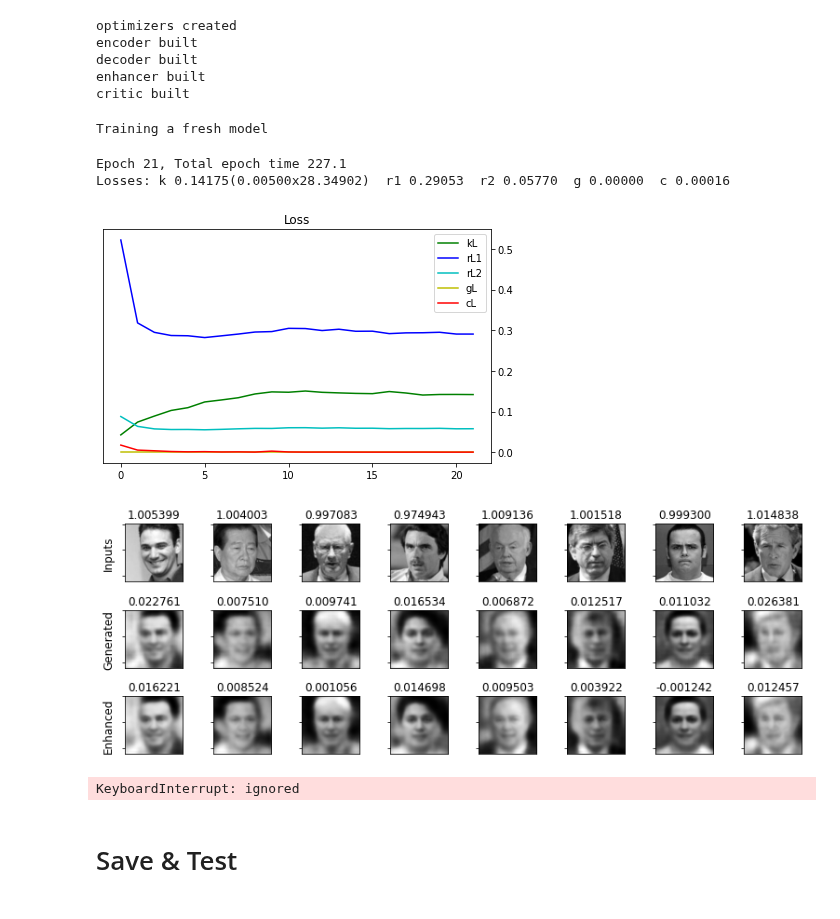
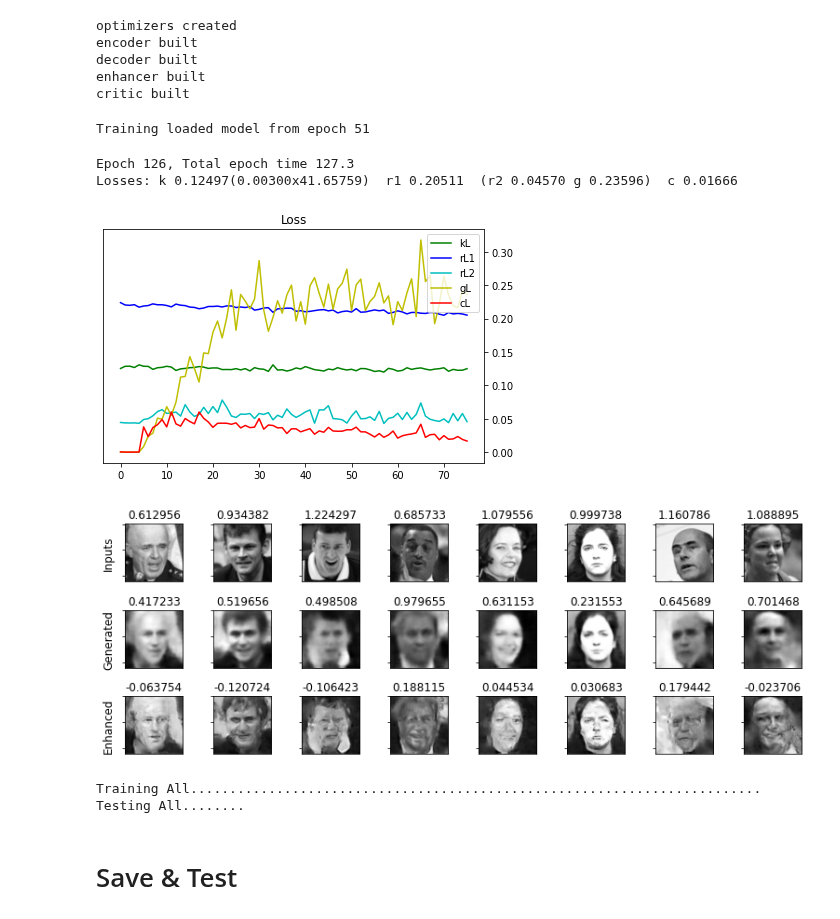
Before and after one commit to willtc111/StoicNet, a Jupyter notebook: Trainer.ipynb, the cells around one changed output. Cells and saved outputs as stored; diff of their text form; code cells hidden in the pictures.

```diff
--- a/Trainer.ipynb
+++ b/Trainer.ipynb
@@ -144,8 +144,8 @@ parsed_CK_train = raw_CK_train.map(parserCK)
 #parsed_CK_val = raw_val.map(parserCK)
 parsed_CK_test = raw_CK_test.map(parserCK)
 
-parsed_train = parsed_LFW_train.concatenate(parsed_CK_train.shard(4,0)).shuffle(BUFFER_SIZE).batch(BATCH_SIZE)
-parsed_test  = parsed_LFW_test.concatenate(  parsed_CK_test.shard(4,0)).shuffle(BUFFER_SIZE).batch(BATCH_SIZE)
+parsed_train = parsed_LFW_train.concatenate(parsed_CK_train.shard(3,0)).shuffle(BUFFER_SIZE).batch(BATCH_SIZE)
+parsed_test  = parsed_LFW_test.concatenate(  parsed_CK_test.shard(3,0)).shuffle(BUFFER_SIZE).batch(BATCH_SIZE)
 
 parsed_novel = raw_novel.map(parserCK)
 # %% [markdown]
@@ -280,7 +280,7 @@ class Enhancer(tf.keras.Model):
             tf.keras.layers.Conv2DTranspose(
                 filters=num_filters, kernel_size=3, strides=(1,1), padding="SAME", use_bias=False, kernel_initializer=init),
             tf.keras.layers.BatchNormalization(),
-            tf.keras.layers.ReLU(),
+            tf.keras.layers.PReLU(),
 
             tf.keras.layers.Conv2DTranspose(
                 filters=num_filters, kernel_size=3, strides=(1, 1), padding="SAME", use_bias=False, kernel_initializer=init),
@@ -291,12 +291,12 @@ class Enhancer(tf.keras.Model):
 
         self.enhance2 = tf.keras.models.Sequential(layers=[
             tf.keras.layers.InputLayer(input_shape=(IMG_HEIGHT, IMG_WIDTH, num_filters)),
-            tf.keras.layers.ReLU(),
+            tf.keras.layers.PReLU(),
 
             tf.keras.layers.Conv2DTranspose(
                 filters=num_filters, kernel_size=3, strides=(1,1), padding="SAME", use_bias=False, kernel_initializer=init),
             tf.keras.layers.BatchNormalization(),
-            tf.keras.layers.ReLU(),
+            tf.keras.layers.PReLU(),
 
             tf.keras.layers.Conv2DTranspose(
                 filters=num_filters, kernel_size=3, strides=(1, 1), padding="SAME", use_bias=False, kernel_initializer=init),
@@ -645,29 +645,30 @@ decoder built
 enhancer built
 critic built
 # %%
-FRESH = True
+FRESH = False
 if not FRESH:
-    load_StoicNet("TEMP_SAVE")
-    startEpoch = 20
+    load_StoicNet("TEMP_SAVE_50")
+    startEpoch = 51
     print("Training loaded model from epoch {}".format(startEpoch))
 else:
     print("Training a fresh model")
     startEpoch = 0
 # %% [output]
-Training a fresh model
+Training loaded model from epoch 51
 # %%
 # Wkl (aka beta) weighs KL Divergence loss, limiting encoding capacity
-Wkl = tf.convert_to_tensor(0.005, dtype=tf.float32)
-max_Wkl = 0.005
+Wkl = tf.convert_to_tensor(0.003, dtype=tf.float32)
+max_Wkl = 0.003
 Wkl_ramp_start = -1   # Ramps up
 Wkl_ramp_end = 10
 # Tried:
-# 0.001 (too low with Wrl=5, Wgl=1)
-# 0.01 ( better  with Wrl=5, Wgl=0.5)
-# 0.05 (too high with Wrl=5, Wgl=0.25)
-# 0.03 (too high with Wrl=5, Wgl=0.25)
-# 0.02 (too high with Wrl=5, Wgl=0 -> .75)(enhancing)
-# 0.005 (too high with Wrl=5, Wgl=0 -> .75)(enhancing)
+# 0.001 (too low     with Wrl=5, Wgl=1)
+# 0.01  (better      with Wrl=5, Wgl=0.5)
+# 0.05  (too high    with Wrl=5, Wgl=0.25)
+# 0.03  (too high    with Wrl=5, Wgl=0.25)
+# 0.02  (too high    with Wrl=5, Wgl=0 -> .75)(enhancing)
+# 0.005 (little high with Wrl=5, Wgl=0 -> .75)(enhancing)
+# 0.003 (not too shabby with ' ,   '         )(enhancing)
 
 
 # Wrl weighs reconstruction loss 1
@@ -677,10 +678,10 @@ Wrl_ramp_start = 1   # Ramps up
 Wrl_ramp_end = 15
 
 # Wgl weighs gan loss vs reconstruction loss 2 for generator
-Wgl = tf.convert_to_tensor(1.0, dtype=tf.float32)
-max_Wgl = 0.75
-Wgl_ramp_start = 75   # Ramps up
-Wgl_ramp_end = 100
+Wgl = tf.convert_to_tensor(0.25, dtype=tf.float32)
+max_Wgl = 0.25
+Wgl_ramp_start = 55   # Ramps up
+Wgl_ramp_end = 75
 
 ls = []
 bestLoss = 999999.9
@@ -689,6 +690,7 @@ for epoch in range(startEpoch, epochs):
     # Train
     Wkl = min(max_Wkl, max_Wkl * (max(0, (epoch - Wkl_ramp_start)) / (Wkl_ramp_end - Wkl_ramp_start)))
     Wkl = tf.convert_to_tensor(Wkl, dtype=tf.float32)
+
     Wgl = min(max_Wgl, max_Wgl * (max(0, (epoch - Wgl_ramp_start)) / (Wgl_ramp_end - Wgl_ramp_start)))
     Wgl = tf.convert_to_tensor(Wgl, dtype=tf.float32)
 
@@ -753,39 +755,40 @@ for epoch in range(startEpoch, epochs):
     rl2 = tf.math.multiply(rloss2.result(), 1-Wgl).numpy()
     gl = tf.math.multiply(gloss.result(), Wgl).numpy()
     cl = closs.result().numpy()
     ls = ls + [(kl, rl1, rl2, gl, cl)]
 
     end_time = time.time()
 
     # Output
     display.clear_output(wait=False)
     print('Epoch {0}, Total epoch time {1:.1f}'.format(epoch, end_time-start_time))
-    print('Losses: k {0:.5f}({1:.5f}x{2:.5f})  r1 {3:.5f}  r2 {4:.5f}  g {5:.5f}  c {6:.5f}'.format(
+    print('Losses: k {0:.5f}({1:.5f}x{2:.5f})  r1 {3:.5f}  (r2 {4:.5f} g {5:.5f})  c {6:.5f}'.format(
             kl, Wkl, kl_base, rl1, rl2, gl, cl))
     plot_ALL_loss(ls)
     display_imgs_ratings(random_images_for_generation)
     #save_images(epoch, random_vector_for_generation)
     #display_novel_images()
 
     # Save the model from time to time or if you get a new record (after sufficient training)
     if epoch > 20 and kl + rl2 + gl < bestLoss:
         bestLoss = kl + rl2 + gl
         save_StoicNet("TEMP_BEST_MODEL")
         print("*Saved new best*")
     if (epoch + 1) % 25 == 0:
         display_feature_changes(epoch+1)
         save_StoicNet("TEMP_SAVE")
     elif (epoch + 1) % 5 == 0:
         save_StoicNet("TEMP_SAVE")
 
     tf.keras.backend.clear_session()
     start_time = time.time()
 # %% [output]
-Epoch 21, Total epoch time 227.1
-Losses: k 0.14175(0.00500x28.34902)  r1 0.29053  r2 0.05770  g 0.00000  c 0.00016
+Epoch 126, Total epoch time 127.3
+Losses: k 0.12497(0.00300x41.65759)  r1 0.20511  (r2 0.04570 g 0.23596)  c 0.01666
-[figure, old version]
+[figure, new version]
-[figure, old version]
+[figure, new version]
-KeyboardInterrupt: ignored
+Training All.........................................................................
+Testing All........
 # %% [markdown]
 # Save & Test
 # %%
```
Also changed, not shown: parts of 2 cells of this notebook.
